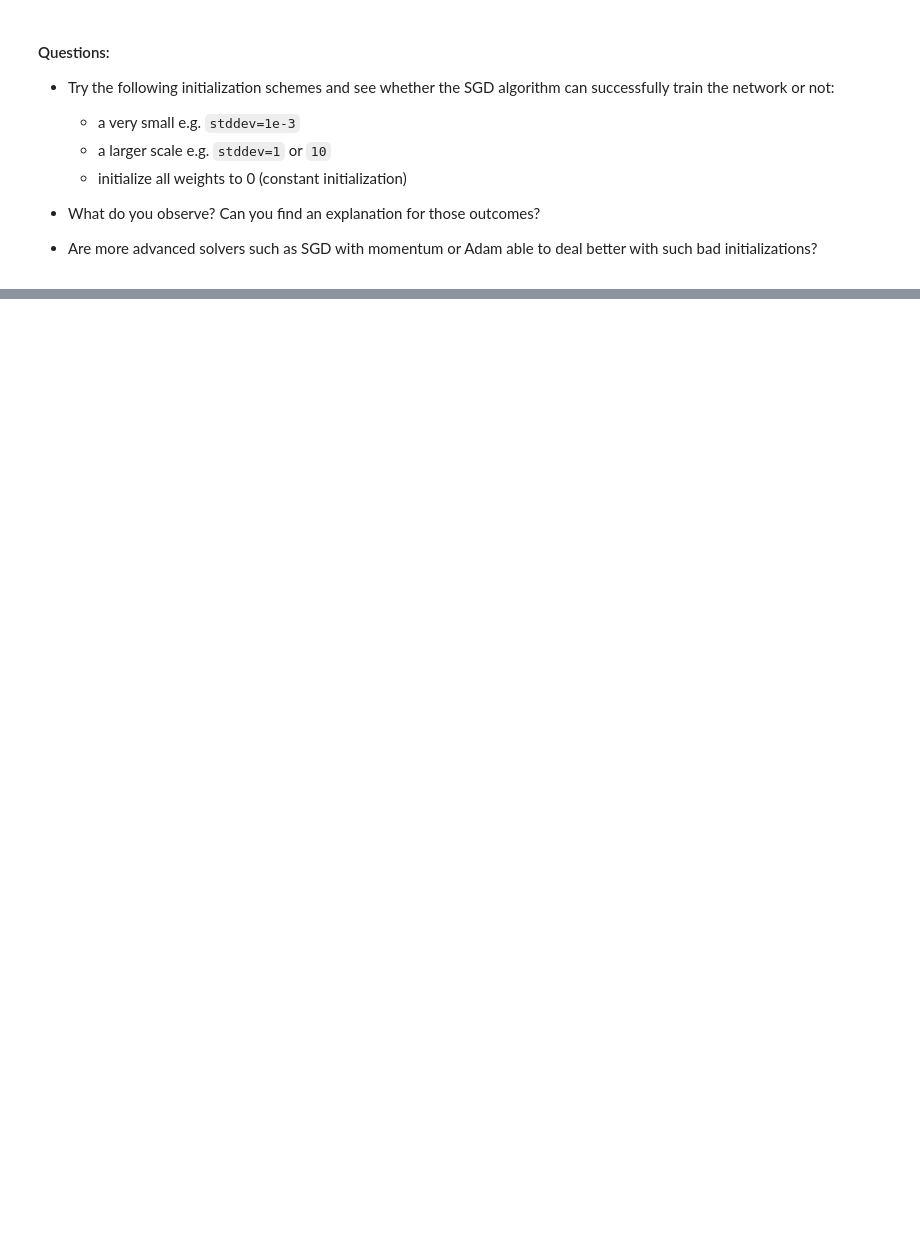
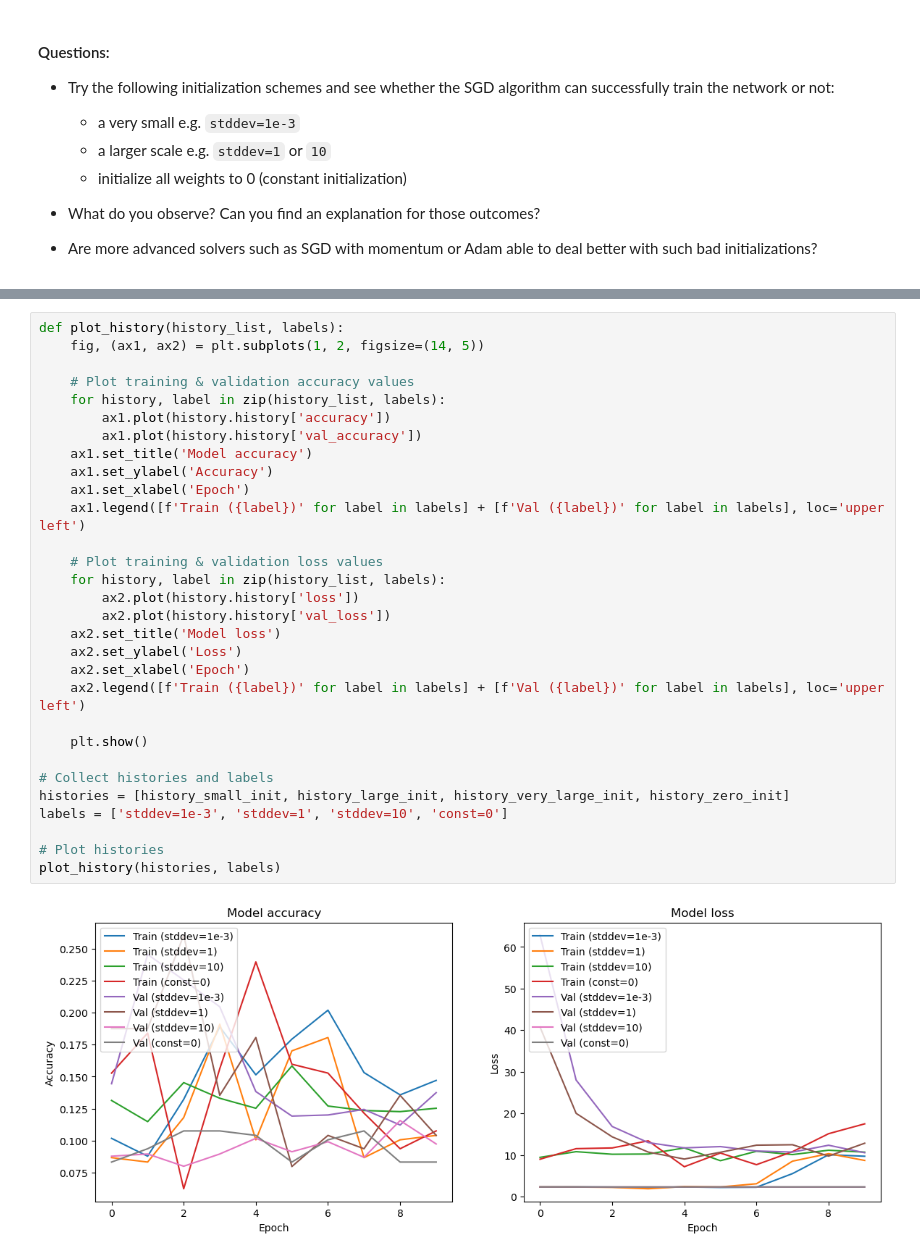
Before and after one commit to nestorojas/deep_learning, a Jupyter notebook: 01_materials/labs/lab_1.ipynb, the cells around one changed output, grey strips where cells are left out. Cells and saved outputs as stored; diff of their text form; blank space fills up the shorter version.

```diff
--- a/01_materials/labs/lab_1.ipynb
+++ b/01_materials/labs/lab_1.ipynb
@@ -855,0 +923,32 @@ model.layers[0].weights
+# %%
+def plot_history(history_list, labels):
+    fig, (ax1, ax2) = plt.subplots(1, 2, figsize=(14, 5))
+
+    # Plot training & validation accuracy values
+    for history, label in zip(history_list, labels):
+        ax1.plot(history.history['accuracy'])
+        ax1.plot(history.history['val_accuracy'])
+    ax1.set_title('Model accuracy')
+    ax1.set_ylabel('Accuracy')
+    ax1.set_xlabel('Epoch')
+    ax1.legend([f'Train ({label})' for label in labels] + [f'Val ({label})' for label in labels], loc='upper left')
+
+    # Plot training & validation loss values
+    for history, label in zip(history_list, labels):
+        ax2.plot(history.history['loss'])
+        ax2.plot(history.history['val_loss'])
+    ax2.set_title('Model loss')
+    ax2.set_ylabel('Loss')
+    ax2.set_xlabel('Epoch')
+    ax2.legend([f'Train ({label})' for label in labels] + [f'Val ({label})' for label in labels], loc='upper left')
+
+    plt.show()
+
+# Collect histories and labels
+histories = [history_small_init, history_large_init, history_very_large_init, history_zero_init]
+labels = ['stddev=1e-3', 'stddev=1', 'stddev=10', 'const=0']
+
+# Plot histories
+plot_history(histories, labels)
+# %% [output]
+[figure, added]
```
Also changed, not shown: parts of 27 cells of this notebook.
